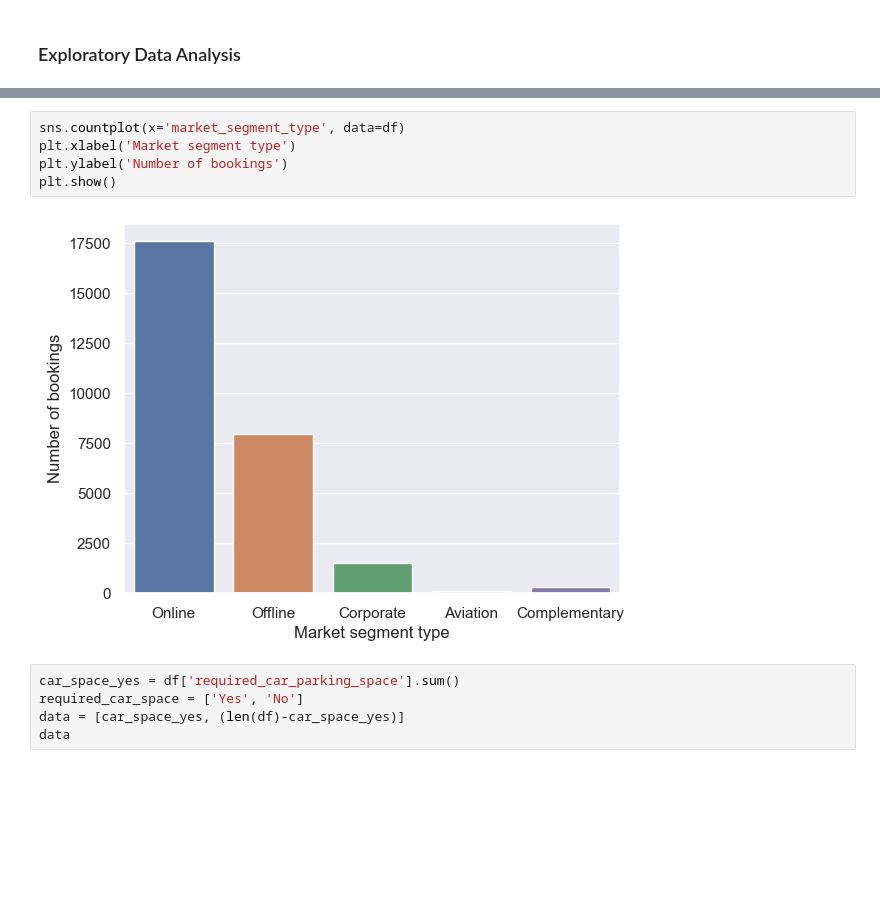
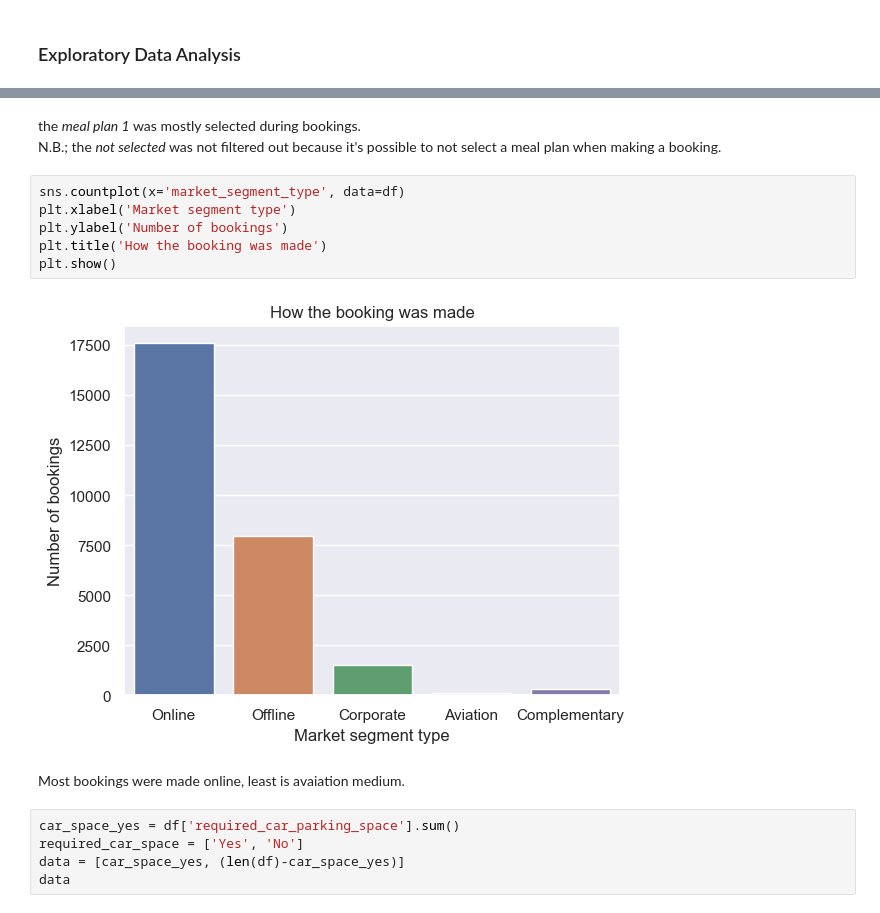
Before and after one commit to Ukpoweh/Hotel_cancellations_prediction, a Jupyter notebook: hotel_cancellations.ipynb, the cells around one changed output, grey strips where cells are left out. Drawn from its saved outputs; the diff is of its cells as text; blank space fills up the shorter version.

```diff
--- a/hotel_cancellations.ipynb
+++ b/hotel_cancellations.ipynb
@@ -181,10 +203,16 @@ plt.show()
+# %% [markdown]
+the *meal plan 1* was mostly selected during bookings. <br>
+N.B.; the *not selected* was not filtered out because it's possible to not select a meal plan when making a booking.
 # %%
 sns.countplot(x='market_segment_type', data=df)
 plt.xlabel('Market segment type')
 plt.ylabel('Number of bookings')
+plt.title('How the booking was made')
 plt.show()
 # %% [output]
-[figure, old version]
+[figure, new version]
+# %% [markdown]
+Most bookings were made online, least is avaiation medium.
 # %%
 car_space_yes = df['required_car_parking_space'].sum()
 required_car_space = ['Yes', 'No']
```
Also changed, not shown: parts of 32 cells of this notebook, 1 other file.
